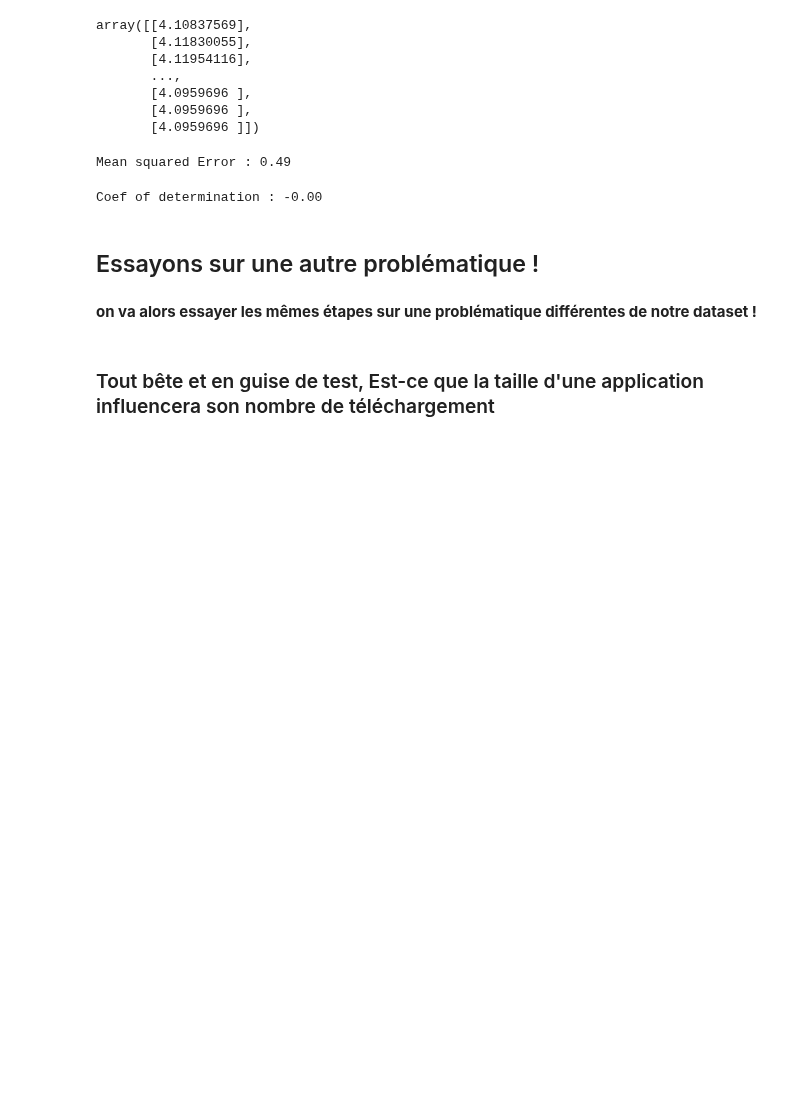
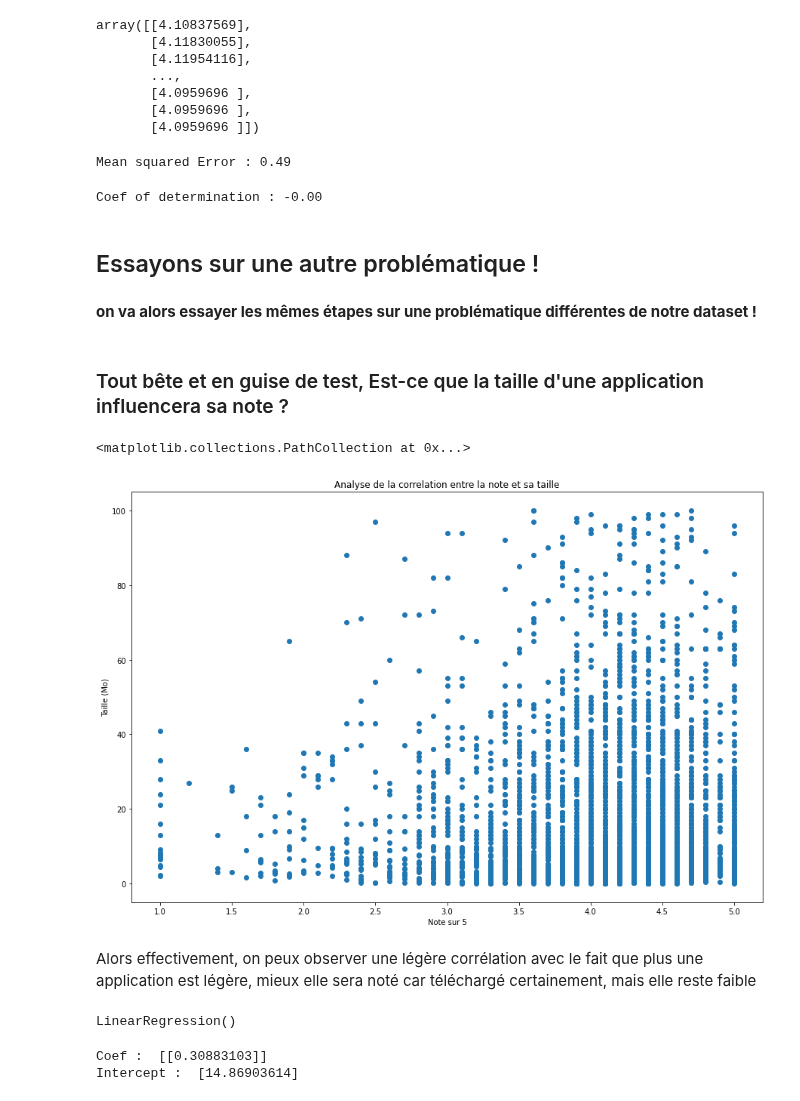
Before and after one commit to Hy-gon/Python_Hitema, a Jupyter notebook: MachineLearning/MiniProject/MiniProjet.ipynb, the cells around one changed output. Saved outputs shown, nothing was run; the diff lists cells and outputs as text; code cells hidden in the pictures; blank space fills up the shorter version.

```diff
--- a/MachineLearning/MiniProject/MiniProjet.ipynb
+++ b/MachineLearning/MiniProject/MiniProjet.ipynb
@@ -297,4 +297,4 @@ Coef of determination : -0.00
 # %% [markdown]
 <strong> on va alors essayer les mêmes étapes sur une problématique différentes de notre dataset !
 # %% [markdown]
-### Tout bête et en guise de test, Est-ce que la taille d'une application influencera son nombre de téléchargement
+### Tout bête et en guise de test, Est-ce que la taille d'une application influencera sa note ?
@@ -300,0 +306,13 @@ Coef of determination : -0.00
+# %%
+plt.figure(figsize = (15, 10))
+
+plt.title("Analyse de la correlation entre la note et sa taille")
+plt.xlabel("Note sur 5")
+plt.ylabel("Taille (Mo)")
+
+plt.scatter(X, Y)
+# %% [output]
+<matplotlib.collections.PathCollection at 0x...>
+[figure, added]
+# %% [markdown]
+Alors effectivement, on peux observer une légère corrélation avec le fait que plus une application est légère, mieux elle sera noté car téléchargé certainement, mais elle reste faible
@@ -300,0 +328,10 @@ Coef of determination : -0.00
+# %%
+clf.fit(X2_train, Y2_train)
+# %% [output]
+LinearRegression()
+# %%
+print('Coef : ', clf.coef_)
+print('Intercept : ', clf.intercept_)
+# %% [output]
+Coef :  [[0.30883103]]
+Intercept :  [14.86903614]
```
Also changed, not shown: parts of 5 cells of this notebook.
